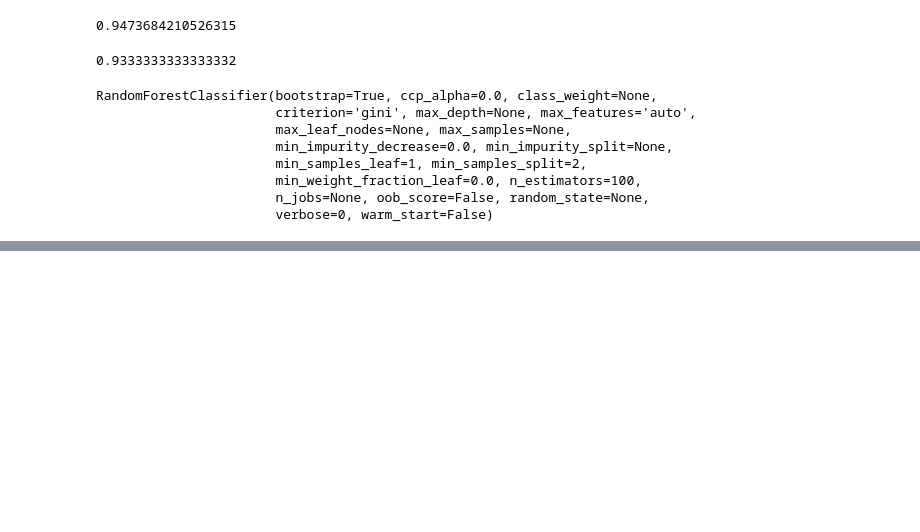
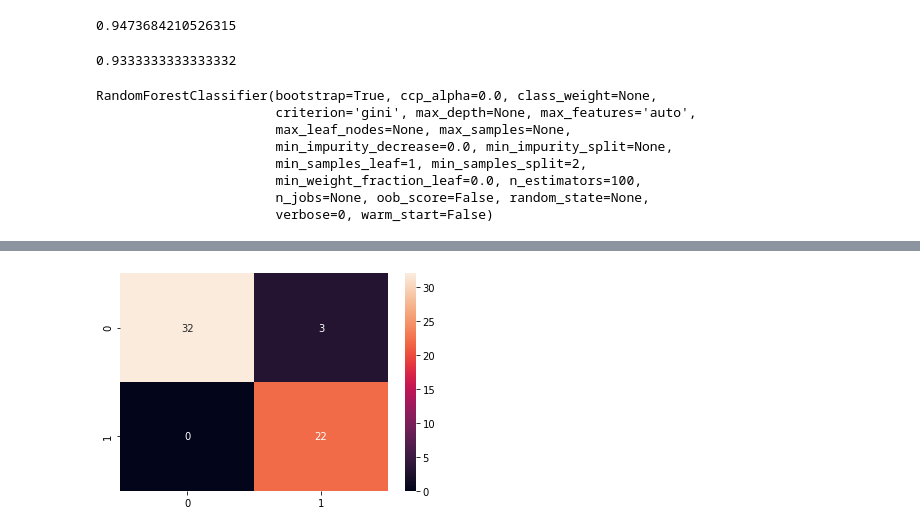
Before and after one commit to MaryAdewunmi/Cancer-Research, a Jupyter notebook: Diagnosing_Breast_Cancer.ipynb, the cells around one changed output, grey strips where cells are left out. Saved outputs shown, nothing was run; the diff lists cells and outputs as text; code cells hidden in the pictures; blank space fills up the shorter version.

```diff
--- a/Diagnosing_Breast_Cancer.ipynb
+++ b/Diagnosing_Breast_Cancer.ipynb
@@ -298,0 +332,6 @@ f1_score(y_test,y4_pred)
+# %%
+Cm = confusion_matrix(y_test,y4_pred)
+sns.heatmap(Cm,annot = True)
+plt.show()
+# %% [output]
+[figure, added]
```
Also changed, not shown: parts of 9 cells of this notebook.
